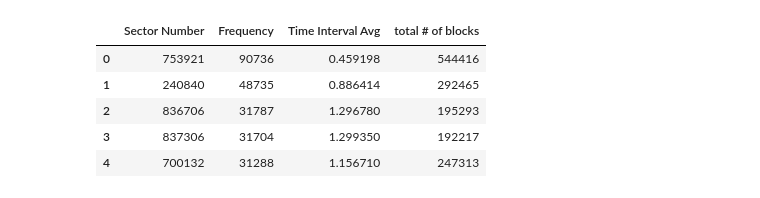
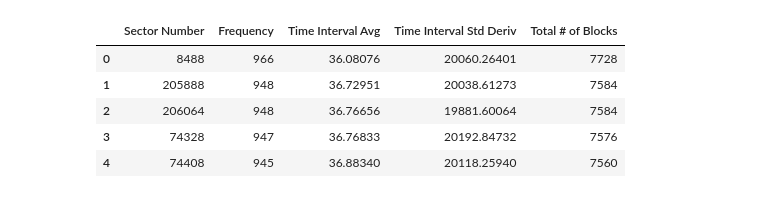
Before and after one commit to skele2k/grad-project, a Jupyter notebook: data/clustering/kemansJNote.ipynb, the cells around one changed output. Cells and saved outputs as stored; diff of their text form; code cells hidden in the pictures.

```diff
--- a/data/clustering/kemansJNote.ipynb
+++ b/data/clustering/kemansJNote.ipynb
@@ -6,15 +7,15 @@ from sklearn.preprocessing import MinMaxScaler
 import matplotlib.pyplot as plt
 %matplotlib tk
 # %%
-testFileDirectory = "C:/msys64/home/sungc/temo/2/testDataConv.csv"
-trainFileDirectory = "C:/msys64/home/sungc/temo/2/trainDataConv.csv"
-dataFile = pd.read_csv(testFileDirectory)
+testFileDirectory = "C:/msys64/home/sungc/temo/2/testData.csv"
+trainFileDirectory = "C:/msys64/home/sungc/temo/2/trainData.csv"
+dataFile = pd.read_csv(trainFileDirectory)
 dataFile.head()
 # %% [output]
-|  | Sector Number | Frequency | Time Interval Avg | total # of blocks |
-| 0 | 753921 | 90736 | 0.459198 | 544416 |
-| 1 | 240840 | 48735 | 0.886414 | 292465 |
-| 2 | 836706 | 31787 | 1.296780 | 195293 |
-| 3 | 837306 | 31704 | 1.299350 | 192217 |
-| 4 | 700132 | 31288 | 1.156710 | 247313 |
+|  | Sector Number | Frequency | Time Interval Avg | Time Interval Std Deriv | Total # of Blocks |
+| 0 | 8488 | 966 | 36.08076 | 20060.26401 | 7728 |
+| 1 | 205888 | 948 | 36.72951 | 20038.61273 | 7584 |
+| 2 | 206064 | 948 | 36.76656 | 19881.60064 | 7584 |
+| 3 | 74328 | 947 | 36.76833 | 20192.84732 | 7576 |
+| 4 | 74408 | 945 | 36.88340 | 20118.25940 | 7560 |
 # %%
```
Also changed, not shown: parts of 5 cells of this notebook, 24 other files.
